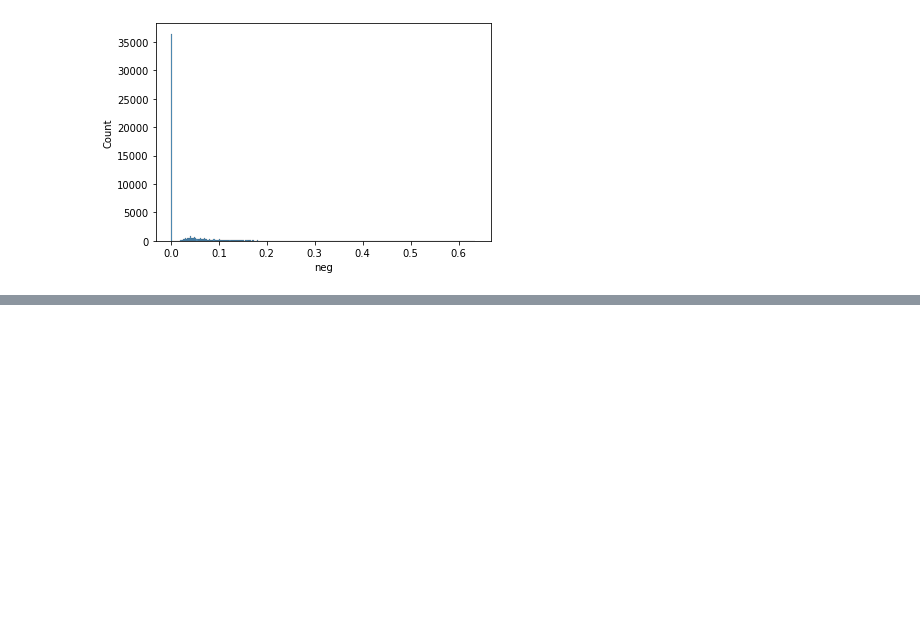
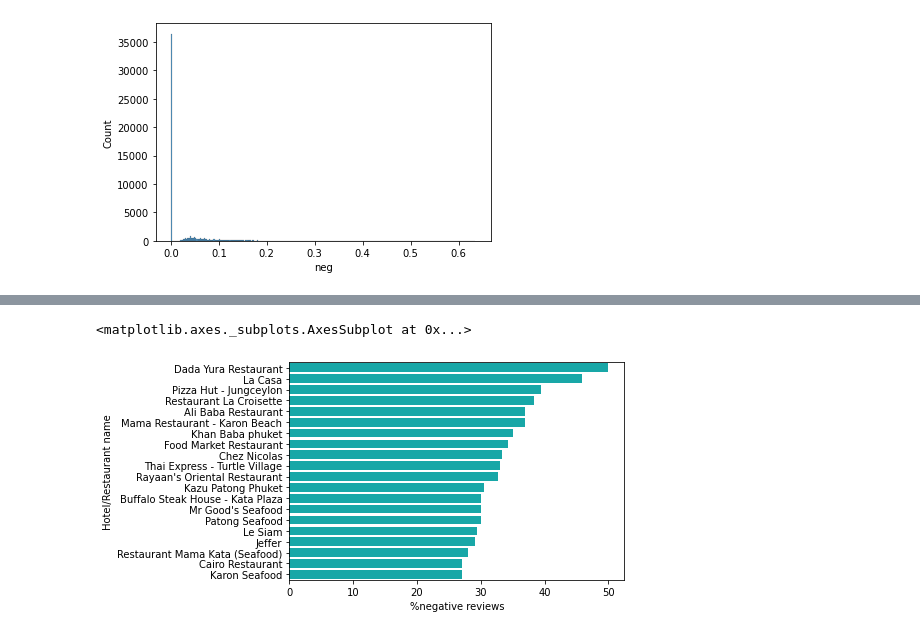
Before and after one commit to uzeziogho/MLDM, a Jupyter notebook: Sentiment_Analysis.ipynb, the cells around one changed output, grey strips where cells are left out. Cells and saved outputs as stored; diff of their text form; code cells hidden in the pictures; blank space fills up the shorter version.

```diff
--- a/Sentiment_Analysis.ipynb
+++ b/Sentiment_Analysis.ipynb
@@ -142,0 +204,8 @@ Name: compound, Length: 537, dtype: int64
+# %%
+# extracting greatest 20
+#Calculate as percentage of total reviews
+
+percent_negative20=pd.DataFrame((tReviews['compound']<=0).groupby(tReviews['Hotel/Restaurant name']).sum()
+                              /tReviews['Hotel/Restaurant name'].groupby(tReviews['Hotel/Restaurant name']).count()*100,
+                              columns=['%negative reviews']).nlargest(20,'%negative reviews')
+percent_negative20
@@ -143,2 +231,7 @@ Name: compound, Length: 537, dtype: int64
+# %%
+sns.barplot(data=percent_negative20,x='%negative reviews',y=percent_negative20.index,color='c')
+# %% [output]
+<matplotlib.axes._subplots.AxesSubplot at 0x...>
+[figure, added]
 # %%
 #Calculate as percentage of total reviews
```
Also changed, not shown: parts of 19 cells of this notebook.
